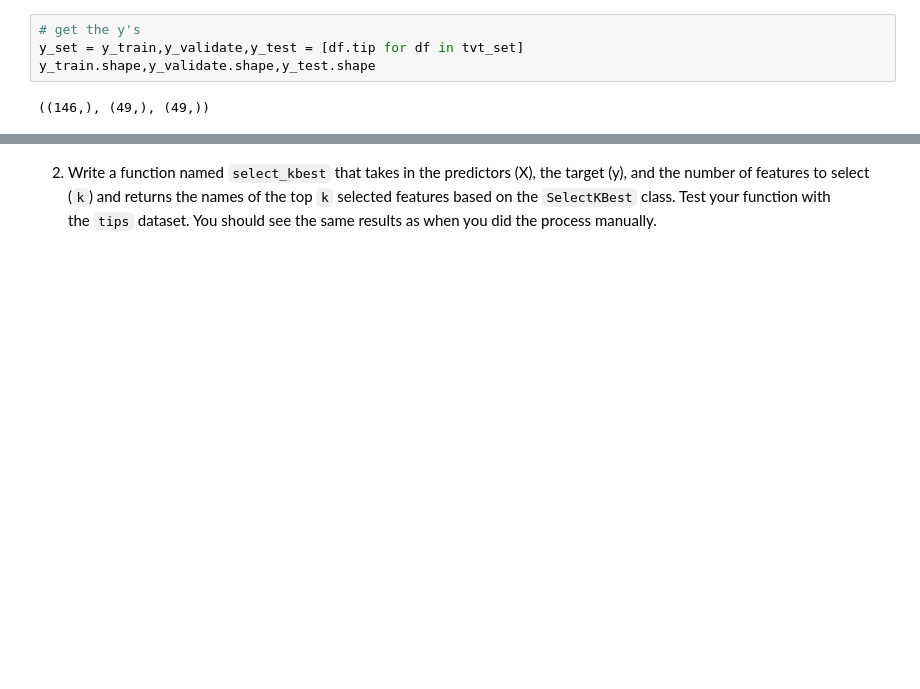
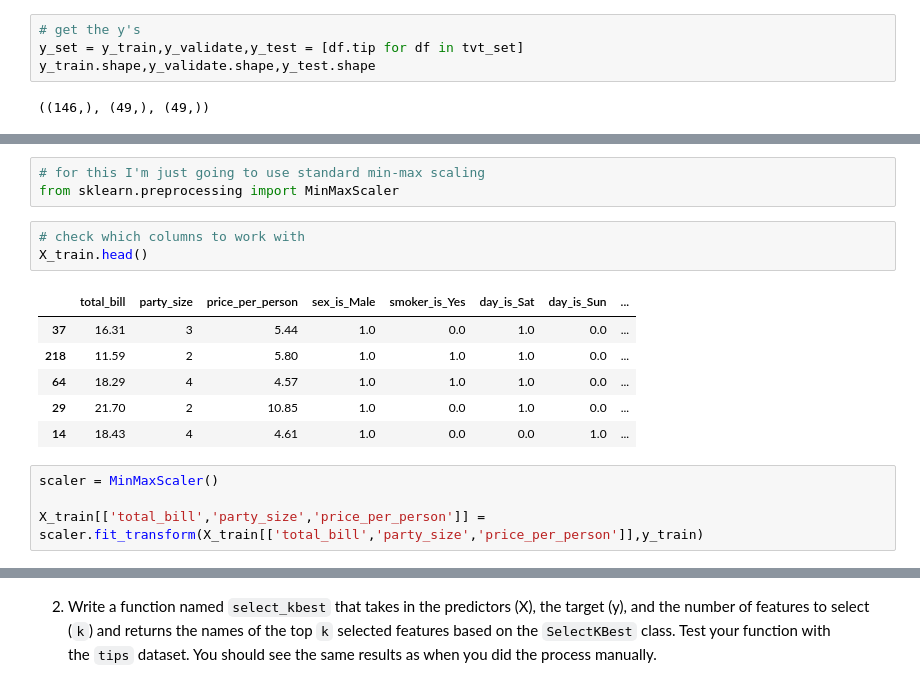
Before and after one commit to Michael-Nelson361/regression-exercises, a Jupyter notebook: feature_engineering.ipynb, the cells around one changed output, grey strips where cells are left out. Saved outputs shown, nothing was run; the diff lists cells and outputs as text; blank space fills up the shorter version.

```diff
--- a/feature_engineering.ipynb
+++ b/feature_engineering.ipynb
@@ -228,0 +270,17 @@ ValueError: could not convert string to float: 'Male'
+# %%
+# for this I'm just going to use standard min-max scaling
+from sklearn.preprocessing import MinMaxScaler
+# %%
+# check which columns to work with
+X_train.head()
+# %% [output]
+|  | total_bill | party_size | price_per_person | sex_is_Male | smoker_is_Yes | day_is_Sat | day_is_Sun | ... |
+| 37 | 16.31 | 3 | 5.44 | 1.0 | 0.0 | 1.0 | 0.0 | ... |
+| 218 | 11.59 | 2 | 5.80 | 1.0 | 1.0 | 1.0 | 0.0 | ... |
+| 64 | 18.29 | 4 | 4.57 | 1.0 | 1.0 | 1.0 | 0.0 | ... |
+| 29 | 21.70 | 2 | 10.85 | 1.0 | 0.0 | 1.0 | 0.0 | ... |
+| 14 | 18.43 | 4 | 4.61 | 1.0 | 0.0 | 0.0 | 1.0 | ... |
+# %%
+scaler = MinMaxScaler()
+
+X_train[['total_bill','party_size','price_per_person']] = scaler.fit_transform(X_train[['total_bill','party_size','price_per_person']],y_train)
```
Also changed, not shown: parts of 42 cells of this notebook.
